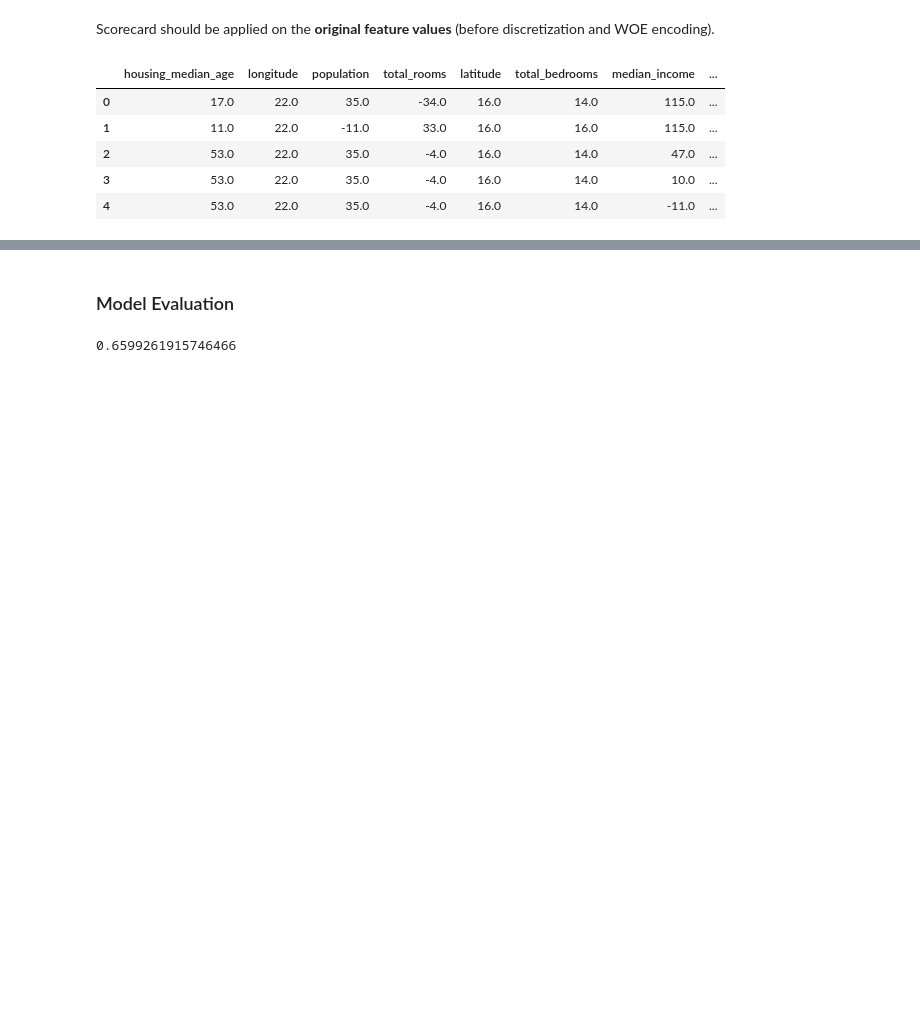
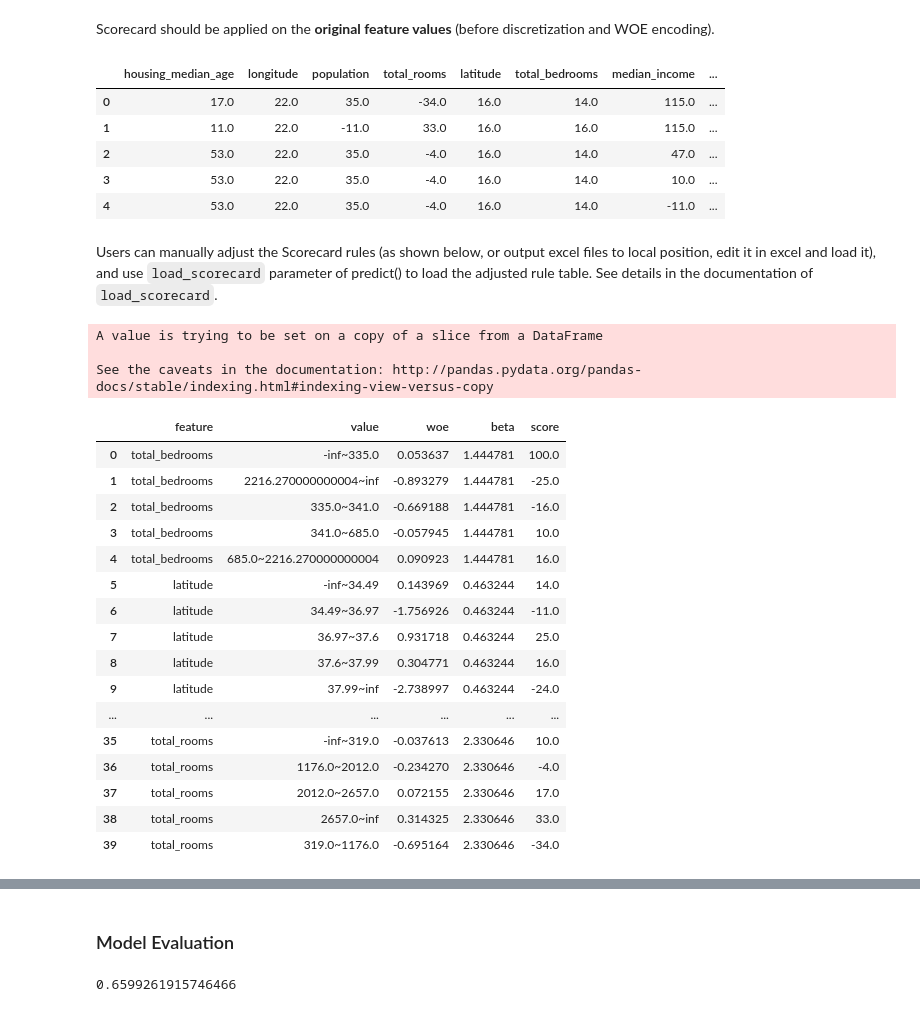
Before and after one commit to Lantianzz/Scorecard-Bundle, a Jupyter notebook: examples/Example_Basic_scorecard_modeling_with_Scorecard-Bundle.ipynb, the cells around one changed output, grey strips where cells are left out. Cells and saved outputs as stored; diff of their text form; code cells hidden in the pictures; blank space fills up the shorter version.

Commit message:
add example of manually adjusting Scorecard rules

```diff
--- a/examples/Example_Basic_scorecard_modeling_with_Scorecard-Bundle.ipynb
+++ b/examples/Example_Basic_scorecard_modeling_with_Scorecard-Bundle.ipynb
@@ -233,3 +233,30 @@ result.head() # if model object's verbose parameter is set to False, predict wil
 | 2 | 53.0 | 22.0 | 35.0 | -4.0 | 16.0 | 14.0 | 47.0 | ... |
 | 3 | 53.0 | 22.0 | 35.0 | -4.0 | 16.0 | 14.0 | 10.0 | ... |
 | 4 | 53.0 | 22.0 | 35.0 | -4.0 | 16.0 | 14.0 | -11.0 | ... |
+# %% [markdown]
+Users can manually adjust the Scorecard rules (as shown below, or output excel files to local position, edit it in excel and load it), and use `load_scorecard` parameter of predict() to load the adjusted rule table. See details in the documentation of `load_scorecard`.
+# %%
+sc_table = model.woe_df_.copy()
+sc_table['score'][(sc_table.feature=='total_bedrooms') & (sc_table.value=='-inf~335.0')] = 100
+sc_table
+# %% [output]
+A value is trying to be set on a copy of a slice from a DataFrame
+
+See the caveats in the documentation: http://pandas.pydata.org/pandas-docs/stable/indexing.html#indexing-view-versus-copy
+|  | feature | value | woe | beta | score |
+| 0 | total_bedrooms | -inf~335.0 | 0.053637 | 1.444781 | 100.0 |
+| 1 | total_bedrooms | 2216.270000000004~inf | -0.893279 | 1.444781 | -25.0 |
+| 2 | total_bedrooms | 335.0~341.0 | -0.669188 | 1.444781 | -16.0 |
+| 3 | total_bedrooms | 341.0~685.0 | -0.057945 | 1.444781 | 10.0 |
+| 4 | total_bedrooms | 685.0~2216.270000000004 | 0.090923 | 1.444781 | 16.0 |
+| 5 | latitude | -inf~34.49 | 0.143969 | 0.463244 | 14.0 |
+| 6 | latitude | 34.49~36.97 | -1.756926 | 0.463244 | -11.0 |
+| 7 | latitude | 36.97~37.6 | 0.931718 | 0.463244 | 25.0 |
+| 8 | latitude | 37.6~37.99 | 0.304771 | 0.463244 | 16.0 |
+| 9 | latitude | 37.99~inf | -2.738997 | 0.463244 | -24.0 |
+| ... | ... | ... | ... | ... | ... |
+| 35 | total_rooms | -inf~319.0 | -0.037613 | 2.330646 | 10.0 |
+| 36 | total_rooms | 1176.0~2012.0 | -0.234270 | 2.330646 | -4.0 |
+| 37 | total_rooms | 2012.0~2657.0 | 0.072155 | 2.330646 | 17.0 |
+| 38 | total_rooms | 2657.0~inf | 0.314325 | 2.330646 | 33.0 |
+| 39 | total_rooms | 319.0~1176.0 | -0.695164 | 2.330646 | -34.0 |
```
Also changed, not shown: parts of 8 cells of this notebook, 1 other file.
